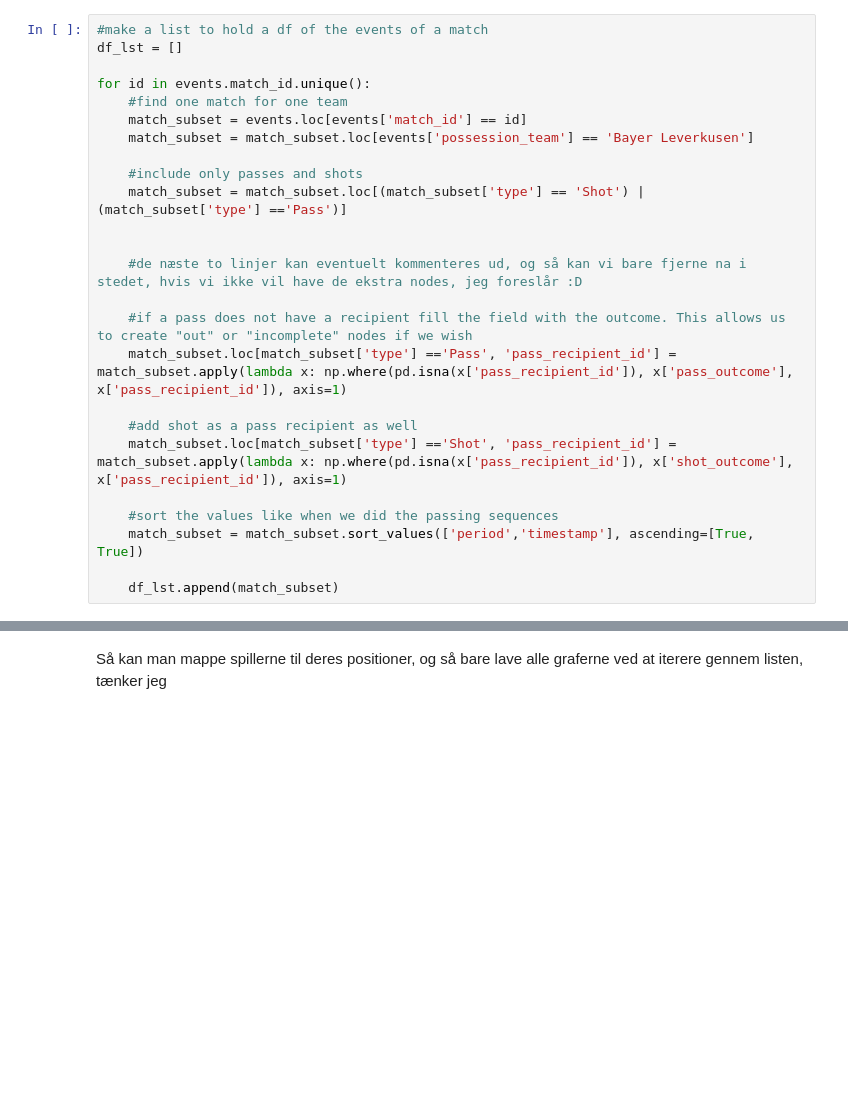
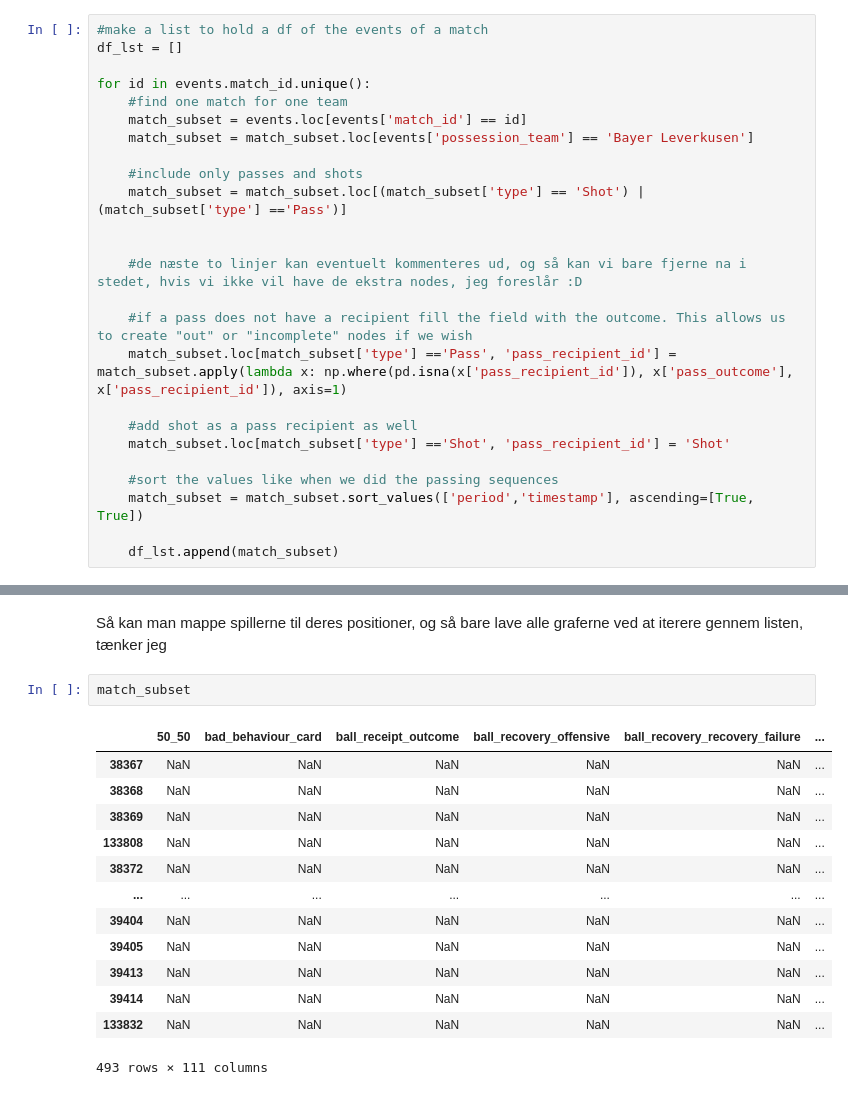
Before and after one commit to Morten-Tejlmand/5-semester, a Jupyter notebook: Fodbold/Passing/match graphs.ipynb, the cells around one changed output, grey strips where cells are left out. Cells and saved outputs as stored; diff of their text form; blank space fills up the shorter version.

```diff
--- a/Fodbold/Passing/match graphs.ipynb
+++ b/Fodbold/Passing/match graphs.ipynb
@@ -30,7 +30,7 @@ for id in events.match_id.unique():
     match_subset.loc[match_subset['type'] =='Pass', 'pass_recipient_id'] = match_subset.apply(lambda x: np.where(pd.isna(x['pass_recipient_id']), x['pass_outcome'], x['pass_recipient_id']), axis=1)
 
     #add shot as a pass recipient as well
-    match_subset.loc[match_subset['type'] =='Shot', 'pass_recipient_id'] = match_subset.apply(lambda x: np.where(pd.isna(x['pass_recipient_id']), x['shot_outcome'], x['pass_recipient_id']), axis=1)
+    match_subset.loc[match_subset['type'] =='Shot', 'pass_recipient_id'] = 'Shot'
 
     #sort the values like when we did the passing sequences
     match_subset = match_subset.sort_values(['period','timestamp'], ascending=[True, True])
@@ -39,2 +57,18 @@ for id in events.match_id.unique():
 # %% [markdown]
 Så kan man mappe spillerne til deres positioner, og så bare lave alle graferne ved at iterere gennem listen, tænker jeg
+# %%
+match_subset
+# %% [output]
+|  | 50_50 | bad_behaviour_card | ball_receipt_outcome | ball_recovery_offensive | ball_recovery_recovery_failure | ... |
+| 38367 | NaN | NaN | NaN | NaN | NaN | ... |
+| 38368 | NaN | NaN | NaN | NaN | NaN | ... |
+| 38369 | NaN | NaN | NaN | NaN | NaN | ... |
+| 133808 | NaN | NaN | NaN | NaN | NaN | ... |
+| 38372 | NaN | NaN | NaN | NaN | NaN | ... |
+| ... | ... | ... | ... | ... | ... | ... |
+| 39404 | NaN | NaN | NaN | NaN | NaN | ... |
+| 39405 | NaN | NaN | NaN | NaN | NaN | ... |
+| 39413 | NaN | NaN | NaN | NaN | NaN | ... |
+| 39414 | NaN | NaN | NaN | NaN | NaN | ... |
+| 133832 | NaN | NaN | NaN | NaN | NaN | ... |
+493 rows × 111 columns
```
Also changed, not shown: parts of 1 cell of this notebook.
